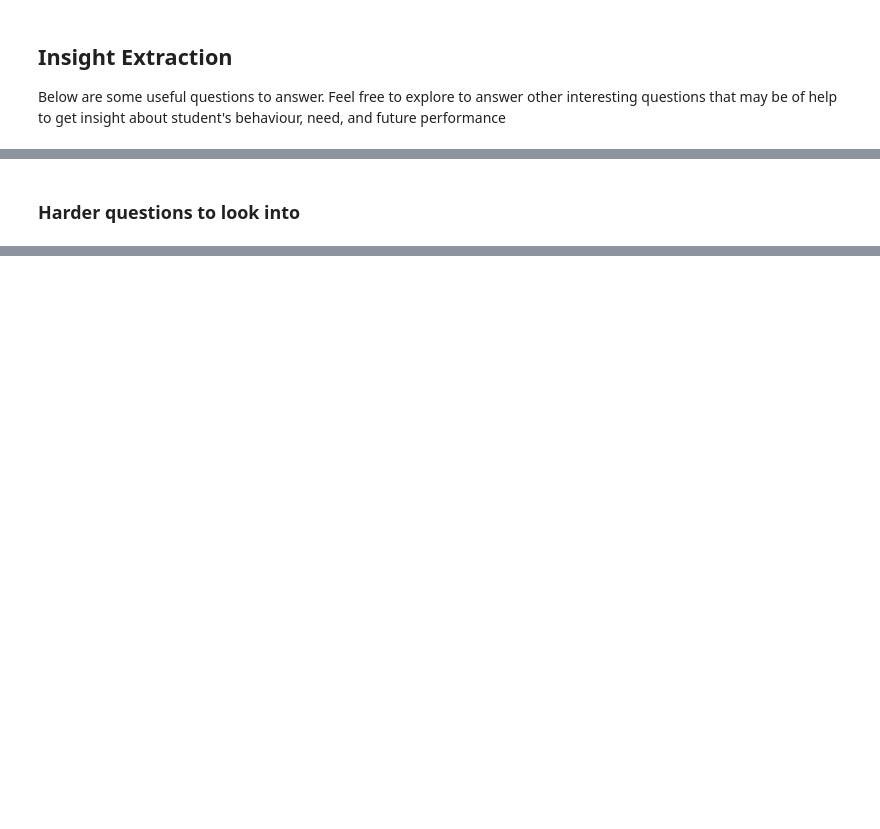
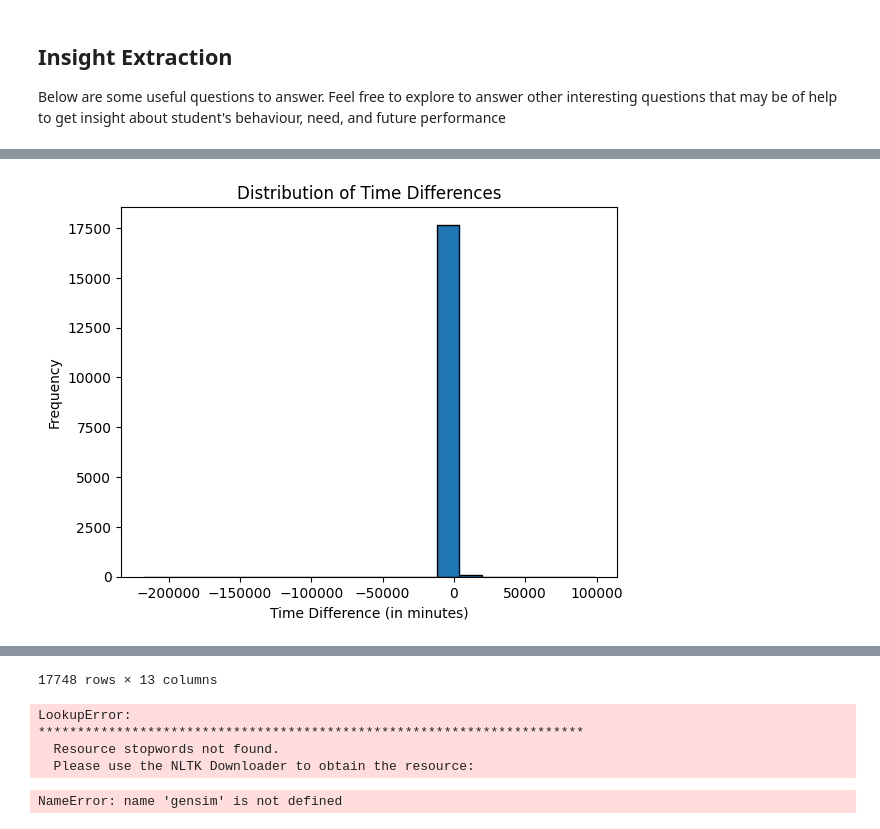
Before and after one commit to YOFTAHEGIZ/Slack-data-analysis, a Jupyter notebook: notebooks/parse_slack_data.ipynb, the cells around one changed output, grey strips where cells are left out. Cells and saved outputs as stored; diff of their text form; code cells hidden in the pictures; blank space fills up the shorter version.

```diff
--- a/notebooks/parse_slack_data.ipynb
+++ b/notebooks/parse_slack_data.ipynb
@@ -169,7 +170,7 @@ def convert_2_timestamp(column, data):
                 timestamp_.append(0)
             else:
                 a = datetime.datetime.fromtimestamp(float(time_unix))
-                timestamp_.append(a.strftime('%Y-%m-%d %H:%M:%S'))
+                timestamp_.append(a)
         return timestamp_
     else:
         print(f"{column} not in data")
@@ -339,4 +411,2 @@ ModuleNotFoundError: No module named 'src'
 # %%
 # What are the topics that got the most reactions?
-# %% [markdown]
-### Harder questions to look into
@@ -344,0 +415,18 @@ ModuleNotFoundError: No module named 'src'
+# %%
+def difference_between_consecutive_messages(data: dframe):
+    pd = data
+
+    pd.sort_values(by='msg_sent_time', ascending=True)
+    pd['time_sent'] = convert_2_timestamp('msg_sent_time', data)
+    pd['time_difference_minutes'] = pd['time_sent'].diff().dt.total_seconds() / 60
+
+    plt.hist(pd['time_difference_minutes'].dropna(), bins=20, edgecolor='black')
+    plt.xlabel('Time Difference (in minutes)')
+    plt.ylabel('Frequency')
+    plt.title('Distribution of Time Differences')
+    plt.show()
+    return pd
+# %%
+difference_between_consecutive_messages(dframe)
+# %% [output]
+[figure, added]
@@ -344,0 +445 @@ ModuleNotFoundError: No module named 'src'
+17748 rows × 13 columns
@@ -344,0 +468,11 @@ ModuleNotFoundError: No module named 'src'
+# %%
+import nltk
+nltk.download('stopwords')
+
+stop_words = stopwords.words('english')
+stop_words.extend(['from', 'subject', 're', 'edu', 'use'])
+# %% [output]
+LookupError:
+**********************************************************************
+  Resource stopwords not found.
+  Please use the NLTK Downloader to obtain the resource:
@@ -344,0 +486,10 @@ ModuleNotFoundError: No module named 'src'
+# %%
+def sent_to_words(sentences):
+    for sentence in sentences:
+        yield(gensim.utils.simple_preprocess(str(sentence), deacc=True))  # deacc=True removes punctuations
+
+data_words = list(sent_to_words(data))
+
+print(data_words[:1])
+# %% [output]
+NameError: name 'gensim' is not defined
```
Also changed, not shown: parts of 21 cells of this notebook.
